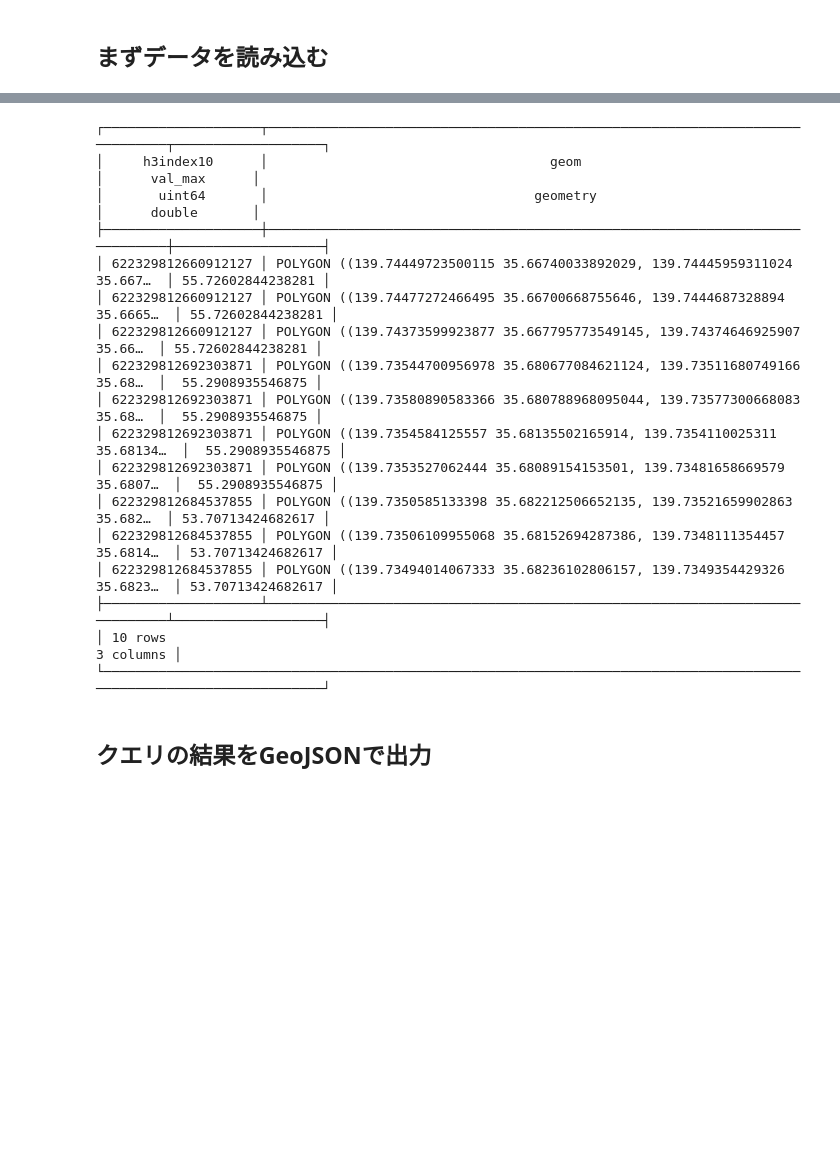
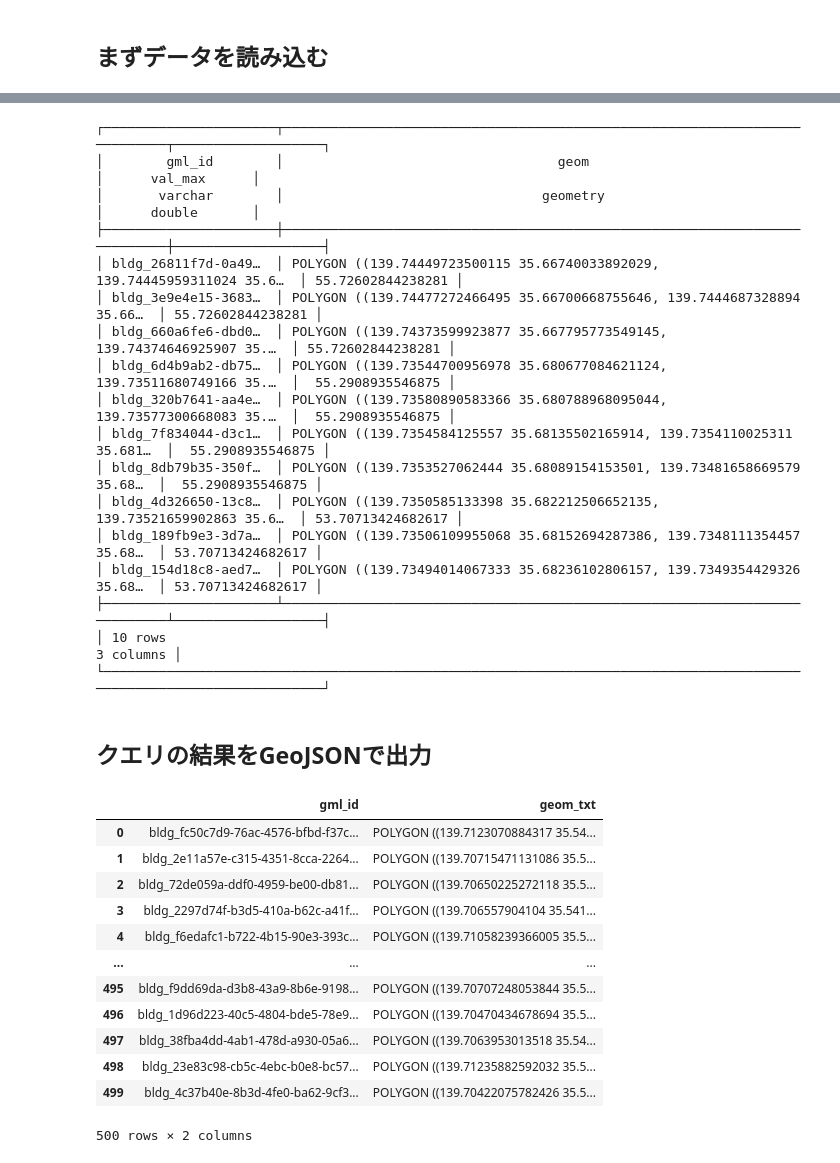
Before and after one commit to pacificspatial/flateau, a Jupyter notebook: notebook/sdsc_bootcamp_tokyo.ipynb, the cells around one changed output, grey strips where cells are left out. Drawn from its saved outputs; the diff is of its cells as text; code cells hidden in the pictures; blank space fills up the shorter version.

```diff
--- a/notebook/sdsc_bootcamp_tokyo.ipynb
+++ b/notebook/sdsc_bootcamp_tokyo.ipynb
@@ -99,21 +139,23 @@ duckdb.sql("create table slope as select h3index10, val_max, val_mean, val_media
 # %%
-duckdb.sql('select t1.h3index10, t1.geom, t2.val_max from building_polygon t1, slope t2 where t1.h3index10 = t2.h3index10 order by val_max desc limit 10')
+# 建物が立っている地形の最大傾斜の大きい順に上位10件の建物のリストを取得
+query_01 = 'select t1.gml_id, t1.geom, t2.val_max from building_polygon t1, slope t2 where t1.h3index10 = t2.h3index10 order by val_max desc limit 10'
+duckdb.sql(query_01)
 # %% [output]
-┌────────────────────┬─────────────────────────────────────────────────────────────────────────────┬───────────────────┐
-│     h3index10      │                                    geom                                     │      val_max      │
-│       uint64       │                                  geometry                                   │      double       │
-├────────────────────┼─────────────────────────────────────────────────────────────────────────────┼───────────────────┤
-│ 622329812660912127 │ POLYGON ((139.74449723500115 35.66740033892029, 139.74445959311024 35.667…  │ 55.72602844238281 │
-│ 622329812660912127 │ POLYGON ((139.74477272466495 35.66700668755646, 139.7444687328894 35.6665…  │ 55.72602844238281 │
-│ 622329812660912127 │ POLYGON ((139.74373599923877 35.667795773549145, 139.74374646925907 35.66…  │ 55.72602844238281 │
-│ 622329812692303871 │ POLYGON ((139.73544700956978 35.680677084621124, 139.73511680749166 35.68…  │  55.2908935546875 │
-│ 622329812692303871 │ POLYGON ((139.73580890583366 35.680788968095044, 139.73577300668083 35.68…  │  55.2908935546875 │
-│ 622329812692303871 │ POLYGON ((139.7354584125557 35.68135502165914, 139.7354110025311 35.68134…  │  55.2908935546875 │
-│ 622329812692303871 │ POLYGON ((139.7353527062444 35.68089154153501, 139.73481658669579 35.6807…  │  55.2908935546875 │
-│ 622329812684537855 │ POLYGON ((139.7350585133398 35.682212506652135, 139.73521659902863 35.682…  │ 53.70713424682617 │
-│ 622329812684537855 │ POLYGON ((139.73506109955068 35.68152694287386, 139.7348111354457 35.6814…  │ 53.70713424682617 │
-│ 622329812684537855 │ POLYGON ((139.73494014067333 35.68236102806157, 139.7349354429326 35.6823…  │ 53.70713424682617 │
-├────────────────────┴─────────────────────────────────────────────────────────────────────────────┴───────────────────┤
+┌──────────────────────┬───────────────────────────────────────────────────────────────────────────┬───────────────────┐
+│        gml_id        │                                   geom                                    │      val_max      │
+│       varchar        │                                 geometry                                  │      double       │
+├──────────────────────┼───────────────────────────────────────────────────────────────────────────┼───────────────────┤
+│ bldg_26811f7d-0a49…  │ POLYGON ((139.74449723500115 35.66740033892029, 139.74445959311024 35.6…  │ 55.72602844238281 │
+│ bldg_3e9e4e15-3683…  │ POLYGON ((139.74477272466495 35.66700668755646, 139.7444687328894 35.66…  │ 55.72602844238281 │
+│ bldg_660a6fe6-dbd0…  │ POLYGON ((139.74373599923877 35.667795773549145, 139.74374646925907 35.…  │ 55.72602844238281 │
+│ bldg_6d4b9ab2-db75…  │ POLYGON ((139.73544700956978 35.680677084621124, 139.73511680749166 35.…  │  55.2908935546875 │
+│ bldg_320b7641-aa4e…  │ POLYGON ((139.73580890583366 35.680788968095044, 139.73577300668083 35.…  │  55.2908935546875 │
+│ bldg_7f834044-d3c1…  │ POLYGON ((139.7354584125557 35.68135502165914, 139.7354110025311 35.681…  │  55.2908935546875 │
+│ bldg_8db79b35-350f…  │ POLYGON ((139.7353527062444 35.68089154153501, 139.73481658669579 35.68…  │  55.2908935546875 │
+│ bldg_4d326650-13c8…  │ POLYGON ((139.7350585133398 35.682212506652135, 139.73521659902863 35.6…  │ 53.70713424682617 │
+│ bldg_189fb9e3-3d7a…  │ POLYGON ((139.73506109955068 35.68152694287386, 139.7348111354457 35.68…  │ 53.70713424682617 │
+│ bldg_154d18c8-aed7…  │ POLYGON ((139.73494014067333 35.68236102806157, 139.7349354429326 35.68…  │ 53.70713424682617 │
+├──────────────────────┴───────────────────────────────────────────────────────────────────────────┴───────────────────┤
 │ 10 rows                                                                                                    3 columns │
 └──────────────────────────────────────────────────────────────────────────────────────────────────────────────────────┘
 # %% [markdown]
@@ -122,0 +165,18 @@ duckdb.sql("copy (select t1.geom, t2.val_max from building_polygon t1, slope t2
+# %%
+# change to DF
+df = duckdb.sql('select gml_id, ST_AsText(geom) geom_txt from building_polygon limit 500').df()
+df
+# %% [output]
+|  | gml_id | geom_txt |
+| 0 | bldg_fc50c7d9-76ac-4576-bfbd-f37c... | POLYGON ((139.7123070884317 35.54... |
+| 1 | bldg_2e11a57e-c315-4351-8cca-2264... | POLYGON ((139.70715471131086 35.5... |
+| 2 | bldg_72de059a-ddf0-4959-be00-db81... | POLYGON ((139.70650225272118 35.5... |
+| 3 | bldg_2297d74f-b3d5-410a-b62c-a41f... | POLYGON ((139.706557904104 35.541... |
+| 4 | bldg_f6edafc1-b722-4b15-90e3-393c... | POLYGON ((139.71058239366005 35.5... |
+| ... | ... | ... |
+| 495 | bldg_f9dd69da-d3b8-43a9-8b6e-9198... | POLYGON ((139.70707248053844 35.5... |
+| 496 | bldg_1d96d223-40c5-4804-bde5-78e9... | POLYGON ((139.70470434678694 35.5... |
+| 497 | bldg_38fba4dd-4ab1-478d-a930-05a6... | POLYGON ((139.7063953013518 35.54... |
+| 498 | bldg_23e83c98-cb5c-4ebc-b0e8-bc57... | POLYGON ((139.71235882592032 35.5... |
+| 499 | bldg_4c37b40e-8b3d-4fe0-ba62-9cf3... | POLYGON ((139.70422075782426 35.5... |
+500 rows × 2 columns
```
Also changed, not shown: parts of 14 cells of this notebook.
